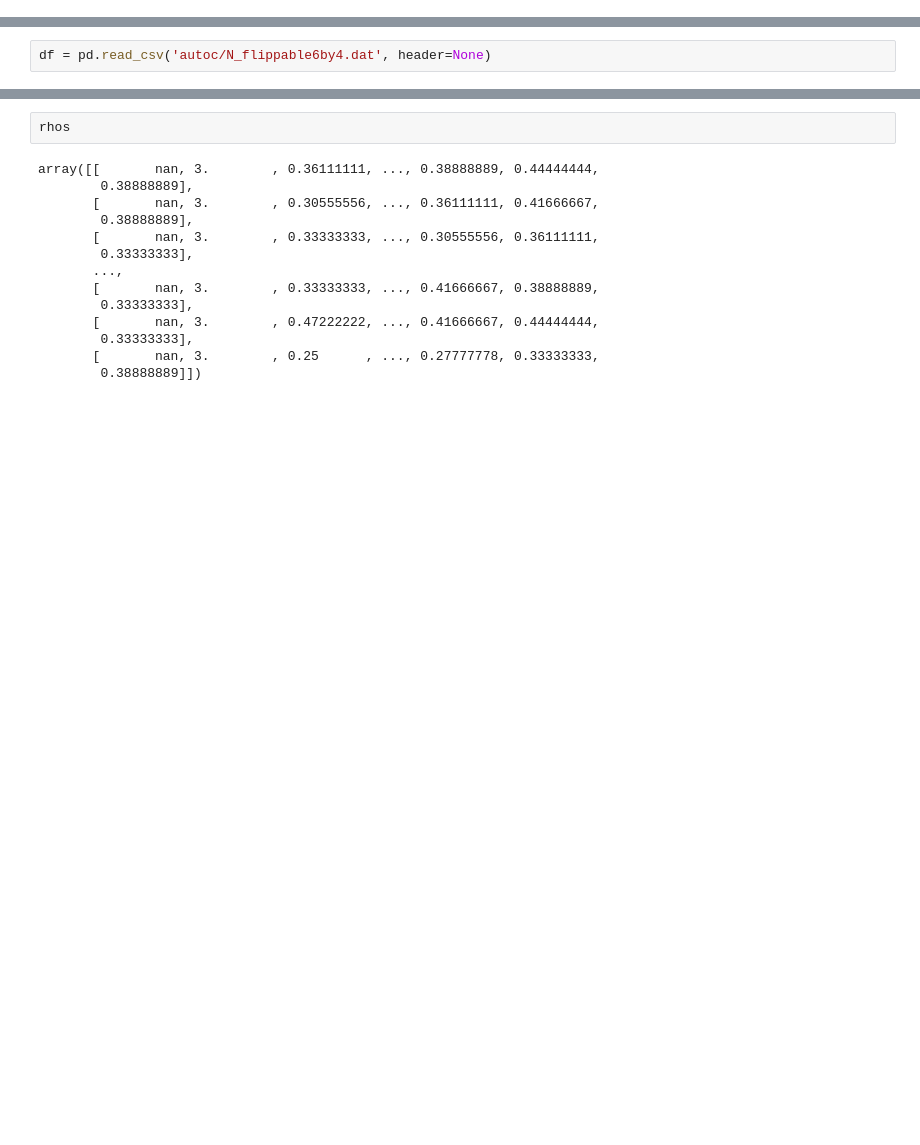
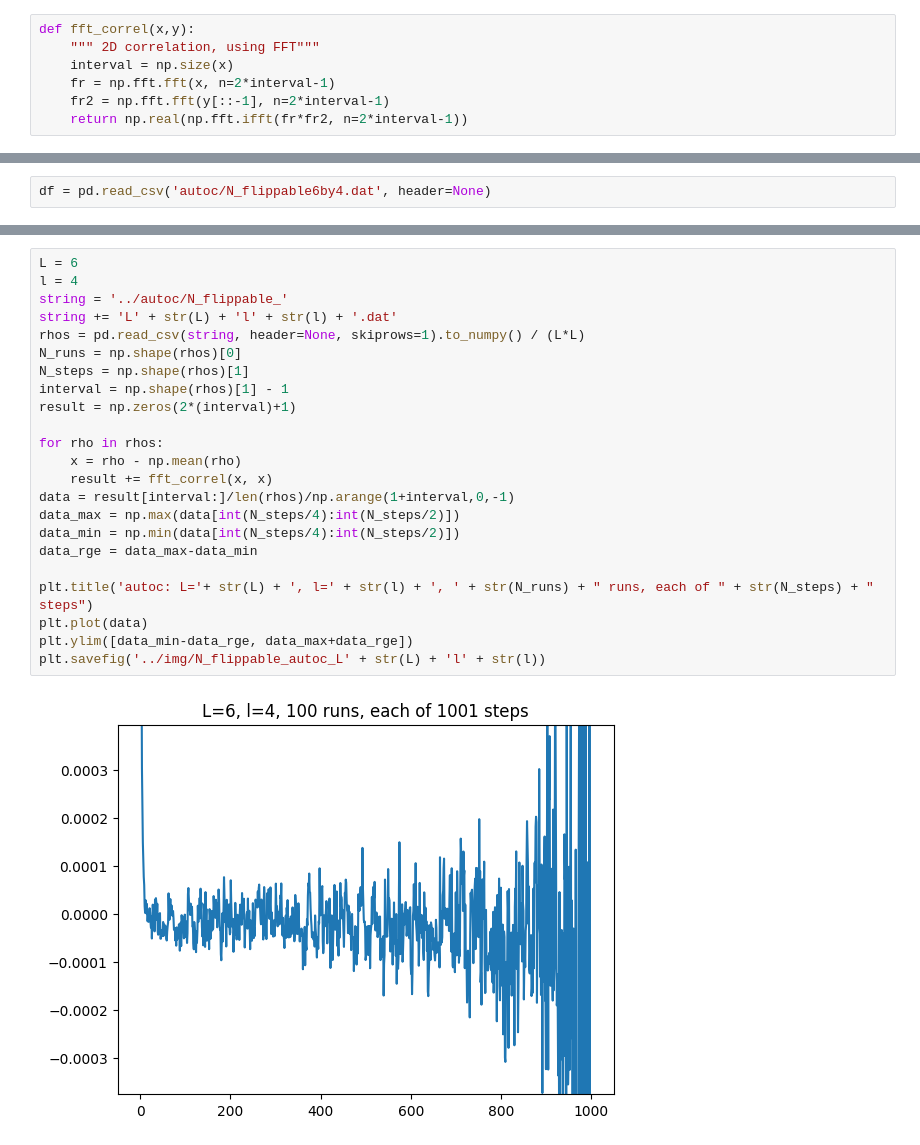
Before and after one commit to cnstahl/Discrete-Nonergodicity, a Jupyter notebook: code/Finding thermalization times.ipynb, the cells around one changed output, grey strips where cells are left out. Drawn from its saved outputs; the diff is of its cells as text; blank space fills up the shorter version.

```diff
--- a/code/Finding thermalization times.ipynb
+++ b/code/Finding thermalization times.ipynb
@@ -6,3 +7,10 @@ import pandas as pd
+# %%
+def fft_correl(x,y):
+    """ 2D correlation, using FFT"""
+    interval = np.size(x)
+    fr = np.fft.fft(x, n=2*interval-1)
+    fr2 = np.fft.fft(y[::-1], n=2*interval-1)
+    return np.real(np.fft.ifft(fr*fr2, n=2*interval-1))
 # %%
 def thermlization(multiplier, Nontrivial=False):
     width = 3*multiplier
@@ -192,16 +200,25 @@ plt.savefig('../img/N_flippable_L' + str(L) + 'l' + str(l))
 # %%
-rhos
+L = 6
+l = 4
+string = '../autoc/N_flippable_'
+string += 'L' + str(L) + 'l' + str(l) + '.dat'
+rhos = pd.read_csv(string, header=None, skiprows=1).to_numpy() / (L*L)
+N_runs = np.shape(rhos)[0]
+N_steps = np.shape(rhos)[1]
+interval = np.shape(rhos)[1] - 1
+result = np.zeros(2*(interval)+1)
+
+for rho in rhos:
+    x = rho - np.mean(rho)
+    result += fft_correl(x, x)
+data = result[interval:]/len(rhos)/np.arange(1+interval,0,-1)
+data_max = np.max(data[int(N_steps/4):int(N_steps/2)])
+data_min = np.min(data[int(N_steps/4):int(N_steps/2)])
+data_rge = data_max-data_min
+
+plt.title('autoc: L='+ str(L) + ', l=' + str(l) + ', ' + str(N_runs) + " runs, each of " + str(N_steps) + " steps")
+plt.plot(data)
+plt.ylim([data_min-data_rge, data_max+data_rge])
+plt.savefig('../img/N_flippable_autoc_L' + str(L) + 'l' + str(l))
 # %% [output]
-array([[       nan, 3.        , 0.36111111, ..., 0.38888889, 0.44444444,
-        0.38888889],
-       [       nan, 3.        , 0.30555556, ..., 0.36111111, 0.41666667,
-        0.38888889],
-       [       nan, 3.        , 0.33333333, ..., 0.30555556, 0.36111111,
-        0.33333333],
-       ...,
-       [       nan, 3.        , 0.33333333, ..., 0.41666667, 0.38888889,
-        0.33333333],
-       [       nan, 3.        , 0.47222222, ..., 0.41666667, 0.44444444,
-        0.33333333],
-       [       nan, 3.        , 0.25      , ..., 0.27777778, 0.33333333,
-        0.38888889]])
+[figure, added]
```
Also changed, not shown: parts of 4 cells of this notebook, 5 other files.
